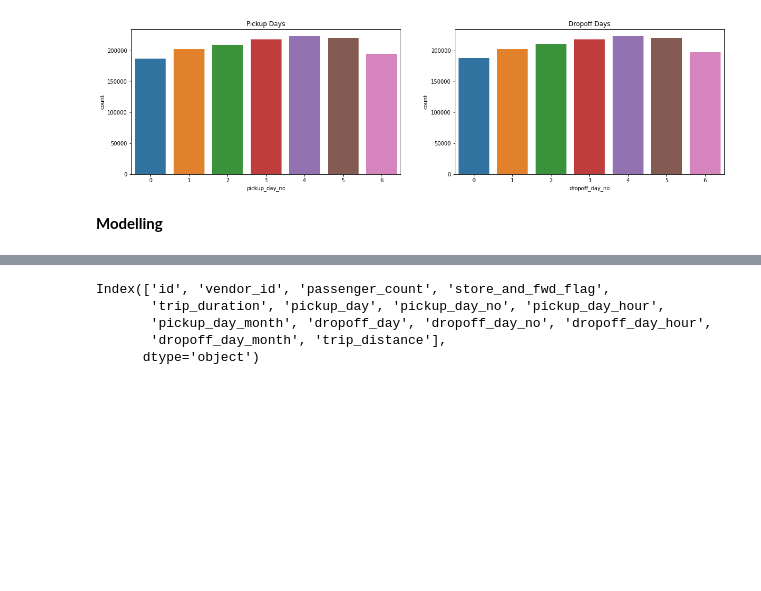
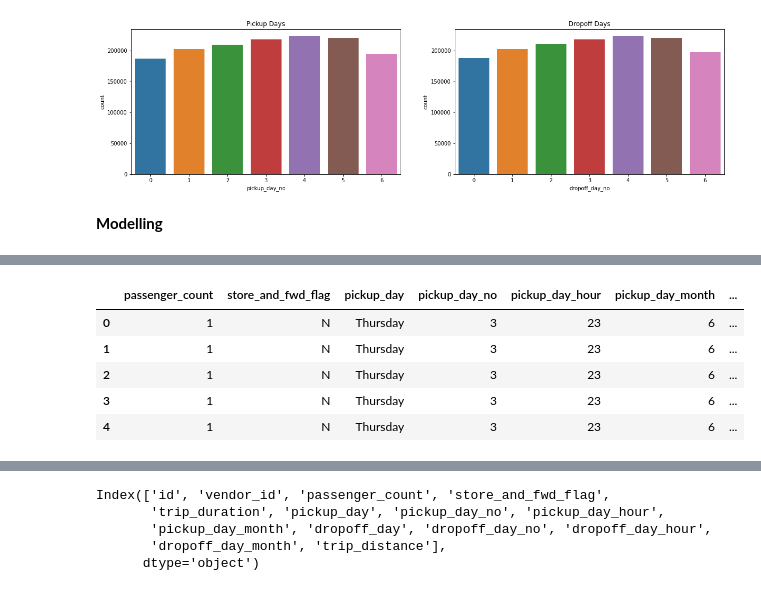
Before and after one commit to Anirban095/Data-Science, a Jupyter notebook: 5. New York City Taxi Trip Duration/NY_City_Taxi.ipynb, the cells around one changed output, grey strips where cells are left out. Saved outputs shown, nothing was run; the diff lists cells and outputs as text; code cells hidden in the pictures; blank space fills up the shorter version.

```diff
--- a/5. New York City Taxi Trip Duration/NY_City_Taxi.ipynb
+++ b/5. New York City Taxi Trip Duration/NY_City_Taxi.ipynb
@@ -342,3 +409,12 @@ train.head(10)
 | 7 | id1324603 | 2 | 1 | N | 1551 | Saturday | 5 | ... |
 | 8 | id1301050 | 1 | 1 | N | 255 | Friday | 4 | ... |
 | 9 | id0012891 | 2 | 1 | N | 1225 | Thursday | 3 | ... |
+# %%
+test.head()
+# %% [output]
+|  | passenger_count | store_and_fwd_flag | pickup_day | pickup_day_no | pickup_day_hour | pickup_day_month | ... |
+| 0 | 1 | N | Thursday | 3 | 23 | 6 | ... |
+| 1 | 1 | N | Thursday | 3 | 23 | 6 | ... |
+| 2 | 1 | N | Thursday | 3 | 23 | 6 | ... |
+| 3 | 1 | N | Thursday | 3 | 23 | 6 | ... |
+| 4 | 1 | N | Thursday | 3 | 23 | 6 | ... |
```
Also changed, not shown: parts of 36 cells of this notebook.
